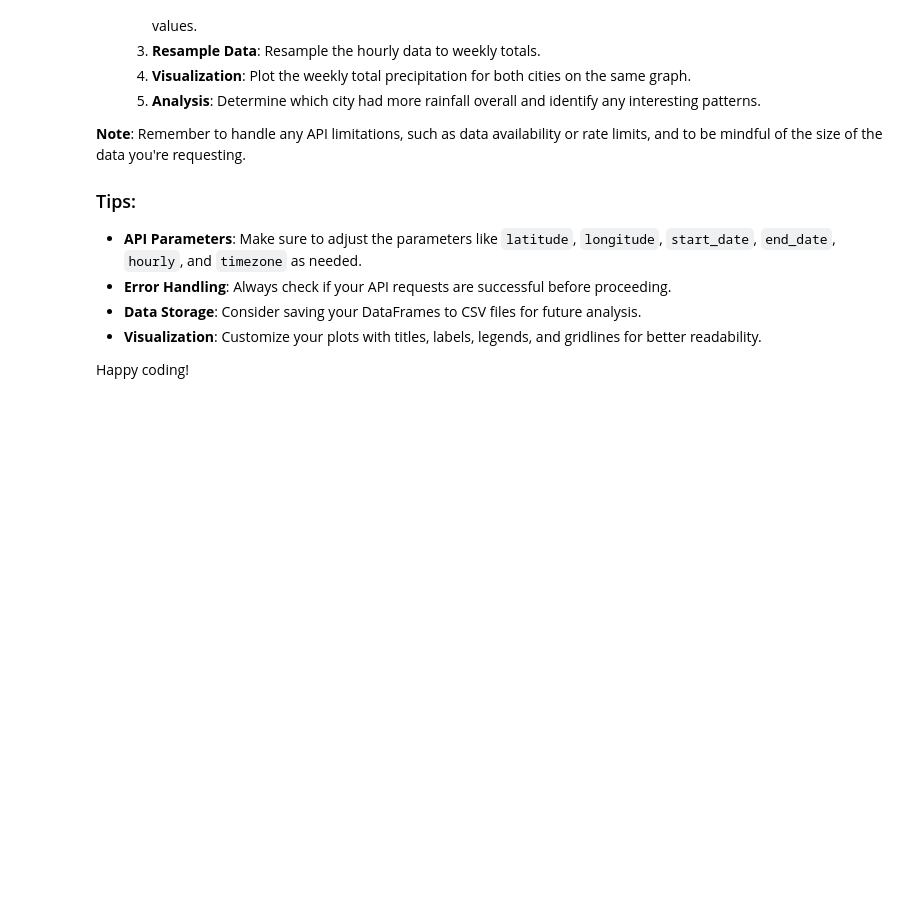
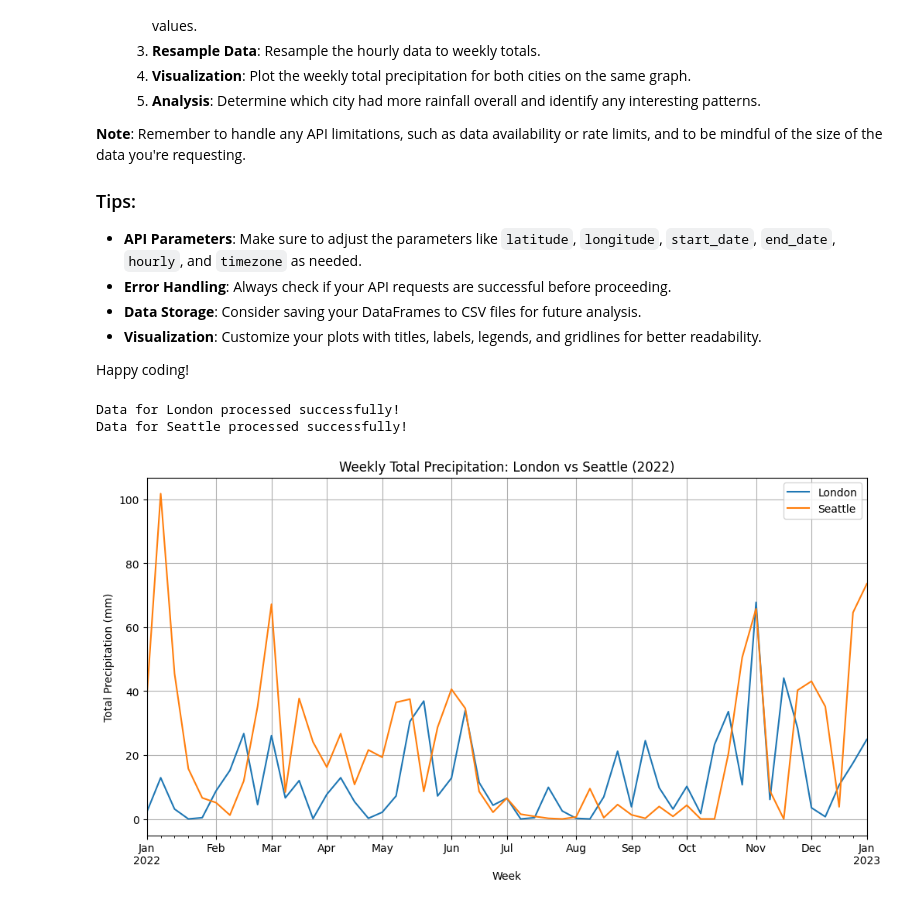
Before and after one commit to madmaxtoastflytiger/API, a Jupyter notebook: api_data_wrangling.ipynb, the cells around one changed output. Cells and saved outputs as stored; diff of their text form; code cells hidden in the pictures; blank space fills up the shorter version.

```diff
--- a/api_data_wrangling.ipynb
+++ b/api_data_wrangling.ipynb
@@ -315,3 +315,80 @@ Now it's your turn! Below are some exercises to reinforce what you've learned. T
 - **Visualization**: Customize your plots with titles, labels, legends, and gridlines for better readability.
 
 Happy coding!
+# %%
+# FETCH DATA
+
+latitude_london = 51.5074
+longitude_london = -0.1278
+latitude_seattle = 47.6062
+longitude_seattle = -122.3321
+
+# Define parameters for both cities
+year = '2022'
+start_date_year = f'{year}-01-01'
+end_date_year = f'{year}-12-31'
+
+# Fetch Data for London and Seattle
+cities = {
+    'London': {'latitude': latitude_london, 'longitude': longitude_london, 'timezone': 'Europe/London'},
+    'Seattle': {'latitude': latitude_seattle, 'longitude': longitude_seattle, 'timezone': 'America/Los_Angeles'}
+}
+# %%
+# DATA CLEANING
+
+data_frames = {}
+
+for city, details in cities.items():
+    params_city = {
+        'latitude': details['latitude'],
+        'longitude': details['longitude'],
+        'start_date': start_date_year,
+        'end_date': end_date_year,
+        'hourly': 'precipitation',
+        'timezone': details['timezone']
+    }
+
+    response_city = requests.get(base_url, params=params_city)
+    if response_city.status_code == 200:
+        data_city = response_city.json()
+        hourly_data_city = data_city['hourly']
+        df_city = pd.DataFrame(hourly_data_city)
+
+        # Convert 'time' to datetime and set as index
+        df_city['time'] = pd.to_datetime(df_city['time'])
+        df_city.set_index('time', inplace=True)
+
+        # Forward fill any missing data
+        df_city.fillna(method='ffill', inplace=True)
+
+        # Resample to weekly totals
+        weekly_precipitation = df_city.resample('W').sum()
+        data_frames[city] = weekly_precipitation
+
+        print(f"Data for {city} processed successfully!")
+    else:
+        print(f'Failed to fetch data for {city}. Status code: {response_city.status_code}')
+# %% [output]
+Data for London processed successfully!
+Data for Seattle processed successfully!
+# %%
+# RESAMPLE DATA
+
+# Combine data for London and Seattle for comparison
+combined_precip = pd.DataFrame({
+    'London': data_frames['London']['precipitation'],
+    'Seattle': data_frames['Seattle']['precipitation']
+})
+# %%
+# VISUALIZE DATA
+
+# Plot weekly total precipitation for both cities
+combined_precip.plot(figsize=(12, 6))
+plt.title('Weekly Total Precipitation: London vs Seattle (2022)')
+plt.xlabel('Week')
+plt.ylabel('Total Precipitation (mm)')
+plt.legend(['London', 'Seattle'])
+plt.grid(True)
+plt.show()
+# %% [output]
+[figure, added]
```
Also changed, not shown: parts of 1 cell of this notebook, 1 other file.
